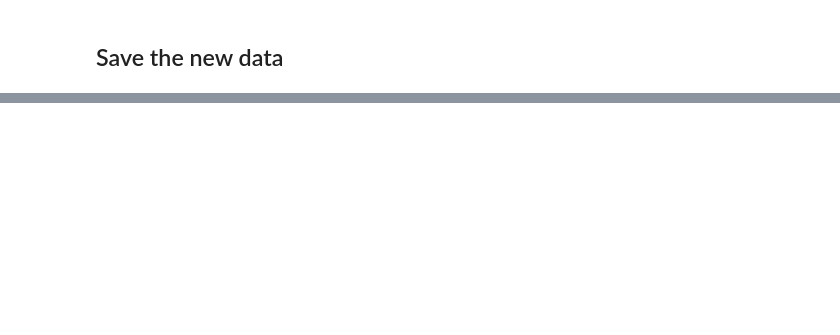
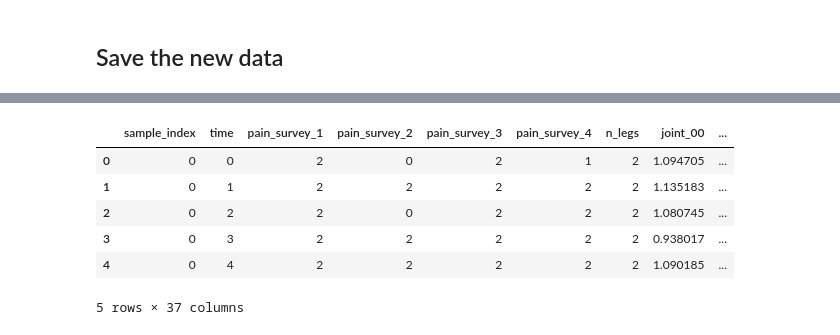
Before and after one commit to Gradient-Gang/ANN-Challenges, a Jupyter notebook: src/GradientGang/DataExploration/DataCleaning.ipynb, the cells around one changed output, grey strips where cells are left out. Drawn from its saved outputs; the diff is of its cells as text; code cells hidden in the pictures; blank space fills up the shorter version.

```diff
--- a/src/GradientGang/DataExploration/DataCleaning.ipynb
+++ b/src/GradientGang/DataExploration/DataCleaning.ipynb
@@ -123,0 +225,10 @@ Saved files:
+# %%
+X_train.head()
+# %% [output]
+|  | sample_index | time | pain_survey_1 | pain_survey_2 | pain_survey_3 | pain_survey_4 | n_legs | joint_00 | ... |
+| 0 | 0 | 0 | 2 | 0 | 2 | 1 | 2 | 1.094705 | ... |
+| 1 | 0 | 1 | 2 | 2 | 2 | 2 | 2 | 1.135183 | ... |
+| 2 | 0 | 2 | 2 | 0 | 2 | 2 | 2 | 1.080745 | ... |
+| 3 | 0 | 3 | 2 | 2 | 2 | 2 | 2 | 0.938017 | ... |
+| 4 | 0 | 4 | 2 | 2 | 2 | 2 | 2 | 1.090185 | ... |
+5 rows × 37 columns
```
Also changed, not shown: parts of 9 cells of this notebook.
